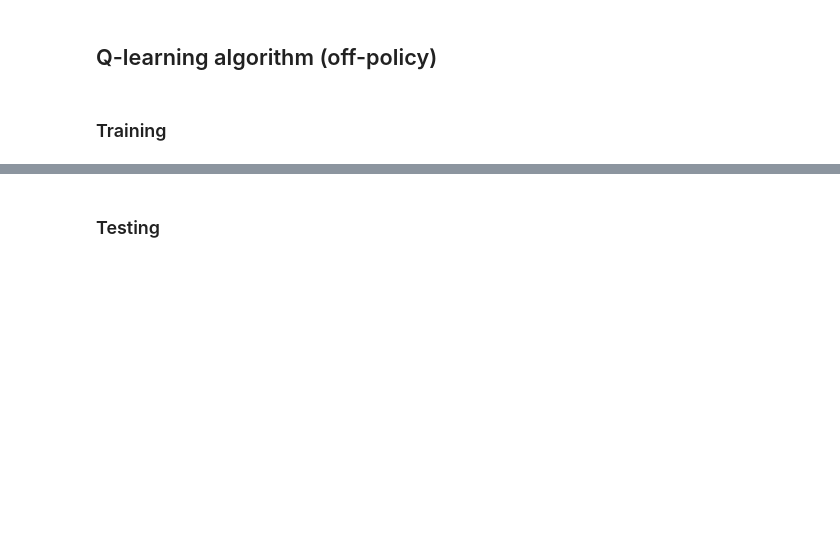
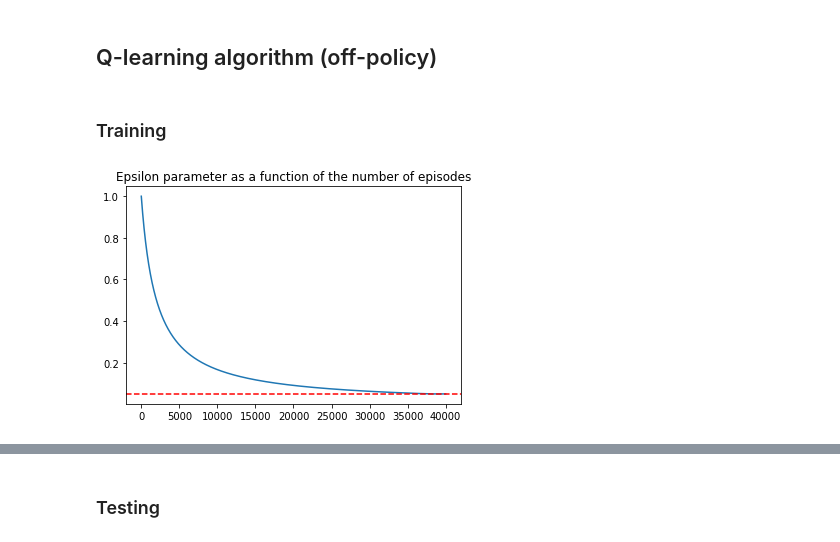
Before and after one commit to dsalgador/master-thesis, a Jupyter notebook: Q-learning/Q-learning-Simulations.ipynb, the cells around one changed output, grey strips where cells are left out. Cells and saved outputs as stored; diff of their text form; code cells hidden in the pictures; blank space fills up the shorter version.

Commit message:
A bit of cleanup. Add a plot for the epsilon parameter as a function of the number of episodes to make it easy to choose the decay parameter

```diff
--- a/Q-learning/Q-learning-Simulations.ipynb
+++ b/Q-learning/Q-learning-Simulations.ipynb
@@ -150,4 +150,59 @@ def reinitialize_system(system, seed = None):
 ## Q-learning algorithm (off-policy)
 # %% [markdown]
 ### Training
+# %%
+# Retrain parameters:
+retrain = False
+
+episode_retrain = 2*10**3 # episode number from which start the retrain. Ensure that a file with this number in
+                          # the Q filename is available.
+retrain_episodes = 1*10**3
+
+
+# Train parameters:
+train_epsilon = True
+
+learning_rate0 = 1
+learning_rate_decay = 0
+
+episode_length = 30
+discount_rate = 1
+
+episodes = 40*10**3
+episodes_epsilon_min = 0.05*episodes
+
+# Output's frequencies
+train_freq = 10**2 # 10**4
+train_vis_freq =  10**3
+train_rew_freq =  10**2
+train_Q_freq =  10**3
+
+epsilon0 = 1.0
+epsilon_decay =( 1./(episodes_epsilon_min) )
+epsilon_min = 0.05
+
+verbose = False
+verbose_info = False
+
+seed = 42
+
+simulation_id = 7
+
+# Visualization of the epsilon parameter value that will be present duing the simulation
+% matplotlib inline
+
+def epsilon_fnc(x, epsilon0 = epsilon0, decay = epsilon_decay, epsilon_min = epsilon_min):
+    e_mins = epsilon_min * np.ones(len(x))
+    eps = epsilon0 / (1.0 + (x-1)*epsilon_decay)
+    return np.maximum(e_mins, eps )
+
+t = np.arange(1, episodes, 1)
+epsilon = epsilon_fnc(t)
+
+plt.plot(t, epsilon)
+plt.axhline(y= epsilon_min, xmin=0, xmax=episodes, hold=None, color = "Red", linestyle = '--')
+
+plt.title("Epsilon parameter as a function of the number of episodes");
+# %% [output]
+[figure, added]
 # %%
```
Also changed, not shown: parts of 9 cells of this notebook.
